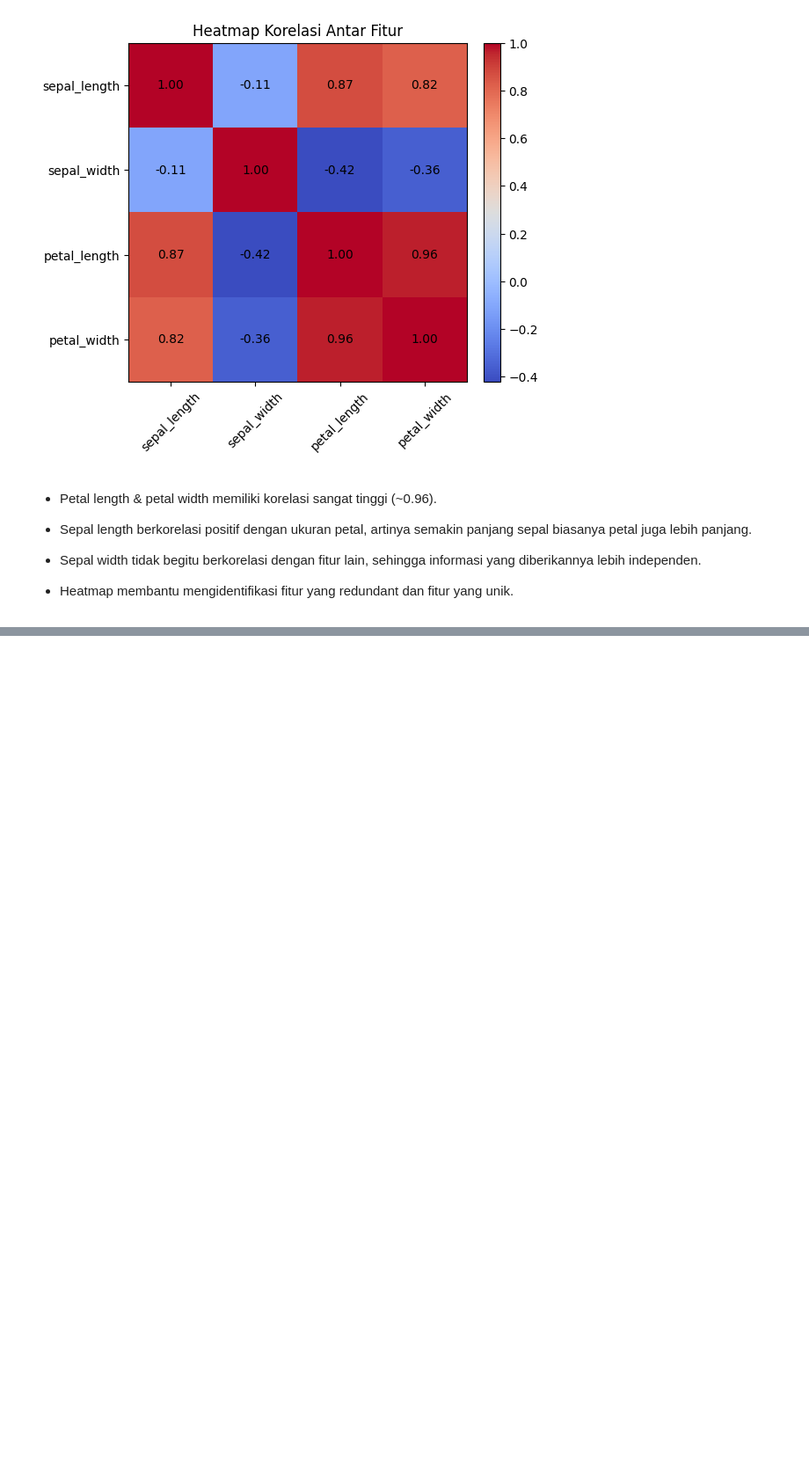
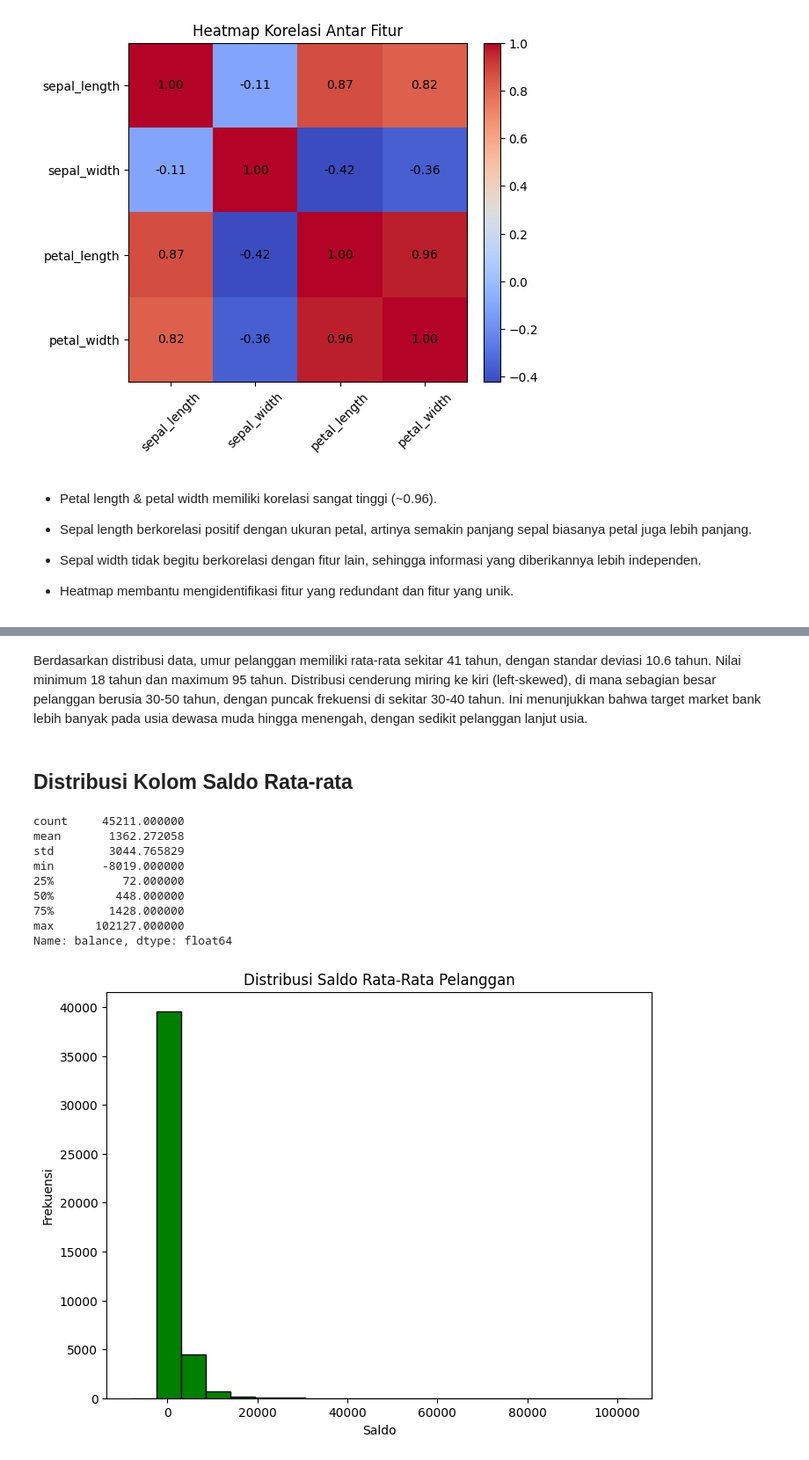
Before and after one commit to Ryzalll/PSD, a Jupyter notebook: _build/jupyter_execute/explorasi-data.ipynb, the cells around one changed output, grey strips where cells are left out. Shown at 88% size. Saved outputs shown, nothing was run; the diff lists cells and outputs as text; code cells hidden in the pictures; blank space fills up the shorter version.

```diff
--- a/_build/jupyter_execute/explorasi-data.ipynb
+++ b/_build/jupyter_execute/explorasi-data.ipynb
@@ -138,0 +191,31 @@ plt.show()
+# %% [markdown]
+Berdasarkan distribusi data, umur pelanggan memiliki rata-rata sekitar 41 tahun, dengan standar deviasi 10.6 tahun. Nilai minimum 18 tahun dan maximum 95 tahun. Distribusi cenderung miring ke kiri (left-skewed), di mana sebagian besar pelanggan berusia 30-50 tahun, dengan puncak frekuensi di sekitar 30-40 tahun. Ini menunjukkan bahwa target market bank lebih banyak pada usia dewasa muda hingga menengah, dengan sedikit pelanggan lanjut usia.
+# %% [markdown]
+## Distribusi Kolom Saldo Rata-rata
+# %%
+import pandas as pd
+import matplotlib.pyplot as plt
+import numpy as np
+
+
+# Deskripsi statistik
+print(df_bank['balance'].describe())
+
+# Histogram distribusi
+plt.figure(figsize=(8, 6))
+plt.hist(df_bank['balance'], bins=20, color='green', edgecolor='black')
+plt.title('Distribusi Saldo Rata-Rata Pelanggan')
+plt.xlabel('Saldo')
+plt.ylabel('Frekuensi')
+plt.show()
+# %% [output]
+count     45211.000000
+mean       1362.272058
+std        3044.765829
+min       -8019.000000
+25%          72.000000
+50%         448.000000
+75%        1428.000000
+max      102127.000000
+Name: balance, dtype: float64
+[figure, added]
```
Also changed, not shown: parts of 17 cells of this notebook, 32 other files.
